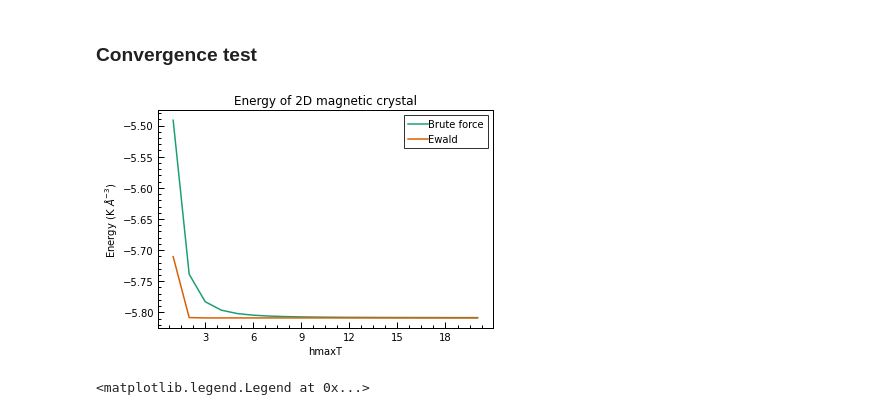
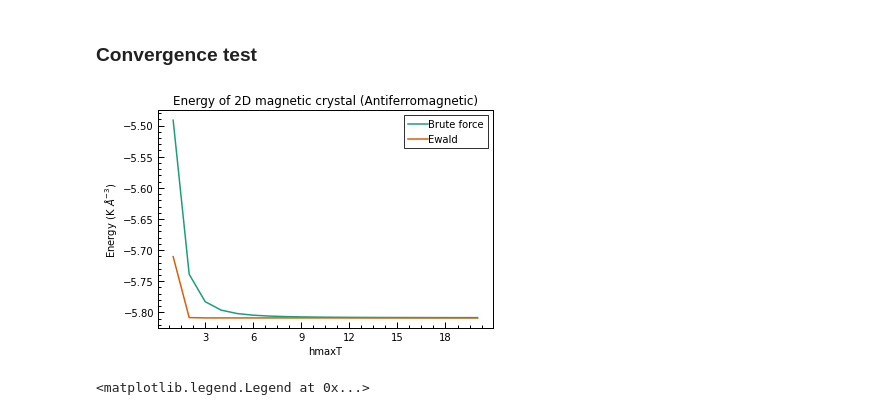
Before and after one commit to carle13/DipolarMagneticInteractions, a Jupyter notebook: AnalysisDipoles/analysisDipoles.ipynb, the cells around one changed output. Drawn from its saved outputs; the diff is of its cells as text; code cells hidden in the pictures.

```diff
--- a/AnalysisDipoles/analysisDipoles.ipynb
+++ b/AnalysisDipoles/analysisDipoles.ipynb
@@ -112,17 +112,17 @@ for i in range(len(maxT)):
 # %%
 fig = plt.figure()
 ax = fig.gca()
-ax.set_title('Energy of 2D magnetic crystal')
+ax.set_title('Energy of 2D magnetic crystal (Antiferromagnetic)')
 ax.set_xlabel('hmaxT')
 ax.set_ylabel('Energy (K $\AA^{-3}$)')
 ax.xaxis.set_major_locator(MaxNLocator(integer=True))
 #ax.set_yscale('log')
 ax.plot(maxT, brute2D, label='Brute force')
 ax.plot(maxT, ewald2D, label='Ewald')
 ax.legend()
 fig.savefig('Plots/bruteEwald2D.png')
 # %% [output]
-[figure, old version]
+[figure, new version]
 # %%
 #Produce plot of real sum vs hmaxT
 maxT = np.linspace(1, 20, 20, dtype=int)
```
Also changed, not shown: parts of 5 cells of this notebook, 2 other files.
